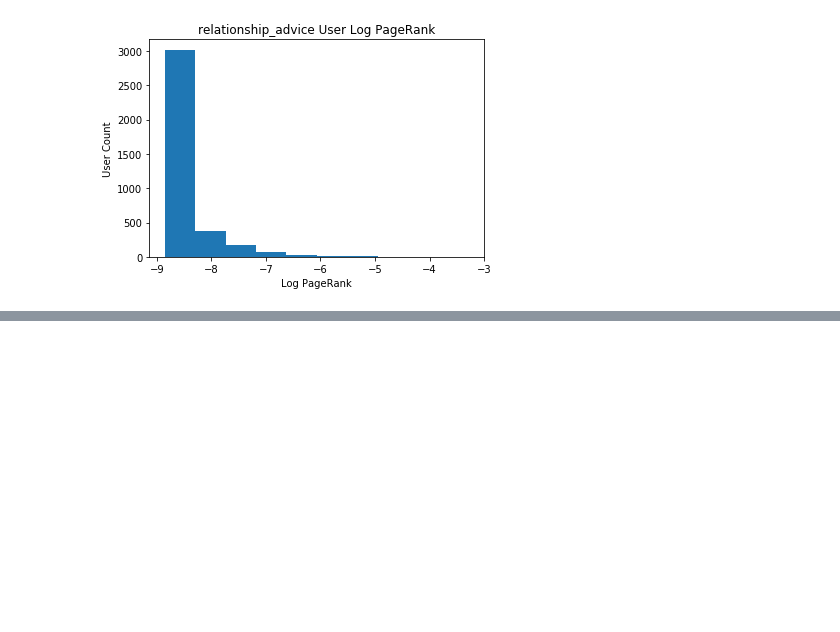
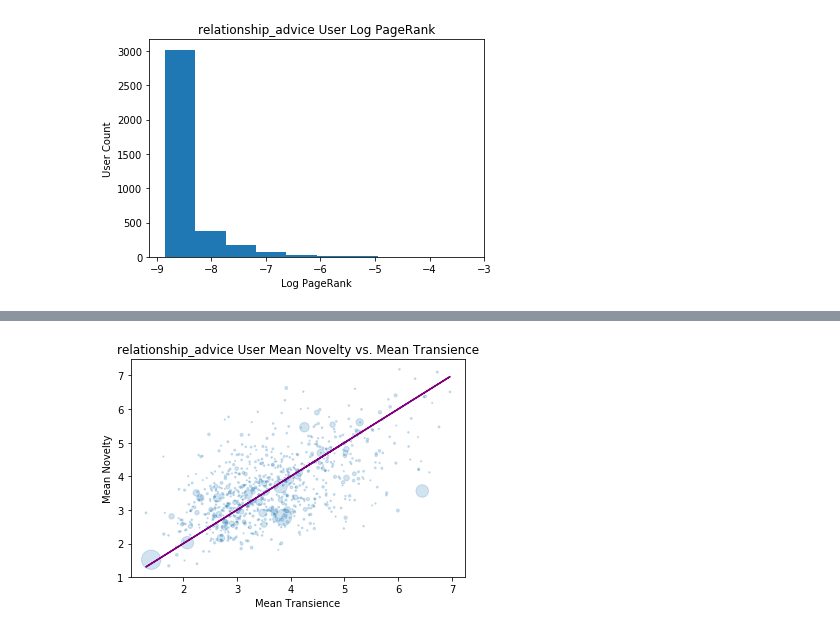
Before and after one commit to mjkern/RedditSubcultures, a Jupyter notebook: Data Analysis - Relationship Advice.ipynb, the cells around one changed output, grey strips where cells are left out. Cells and saved outputs as stored; diff of their text form; code cells hidden in the pictures; blank space fills up the shorter version.

```diff
--- a/Data Analysis - Relationship Advice.ipynb
+++ b/Data Analysis - Relationship Advice.ipynb
@@ -469,0 +518,17 @@ user_hist_paper("ln_pagerank","Log PageRank","User Count", subreddit + " User Lo
+# %%
+x = safe_users['mean_novelty']
+y = safe_users['mean_transience']
+
+# scatterplot
+plt.scatter(x, y, s=safe_users['pagerank'] * 10000, alpha=0.2)
+
+# line of equality
+plt.plot(x, x, color="purple")
+
+plt.title(subreddit + " User Mean Novelty vs. Mean Transience")
+plt.xlabel("Mean Transience")
+plt.ylabel("Mean Novelty")
+
+plt.show()
+# %% [output]
+[figure, added]
```
Also changed, not shown: parts of 2 cells of this notebook, 2 other files.
